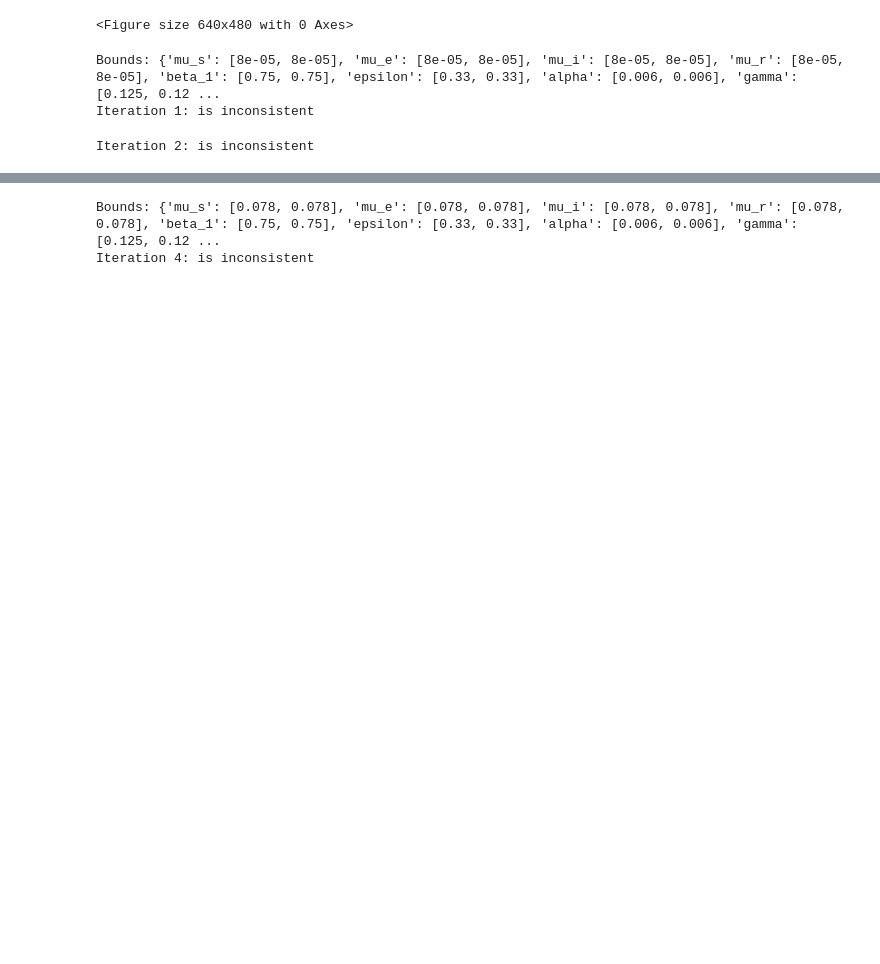
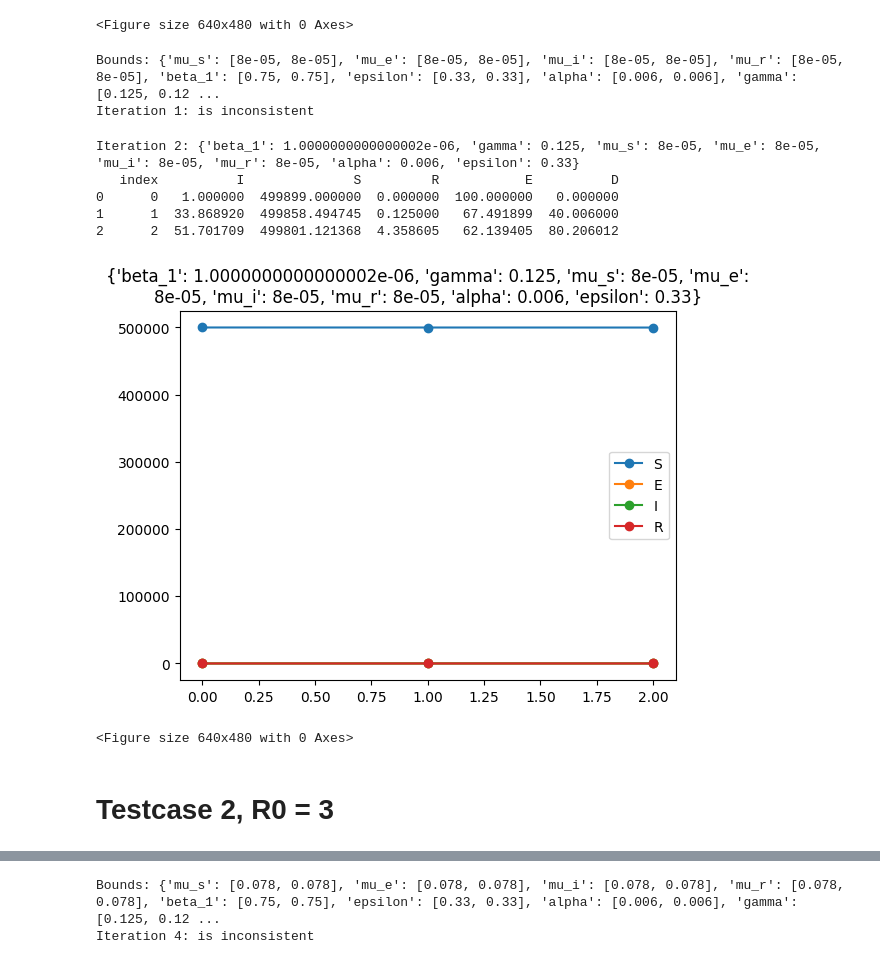
Before and after one commit to ml4ai/funman, a Jupyter notebook: notebooks/hackathon_s1_demo.ipynb, the cells around one changed output, grey strips where cells are left out. Saved outputs shown, nothing was run; the diff lists cells and outputs as text; code cells hidden in the pictures; blank space fills up the shorter version.

```diff
--- a/notebooks/hackathon_s1_demo.ipynb
+++ b/notebooks/hackathon_s1_demo.ipynb
@@ -82,32 +78,31 @@ Iteration 1: is inconsistent
 # %%
 ###########################################################
 # Basic constraints are not satisfied, so relax them
 ###########################################################
+bounds=tc.unit_test_1_bounds(
+        mu=mu[testcase]
+    )
+bounds['beta_1'] = [1e-6, 2e-1]
 scenario = tc.make_scenario(
     bilayer,
     tc.initial_state(),
-    tc.unit_test_1_bounds(
-        mu=mu[testcase],
-        tolerance=3.0,
-        relax=[
-            # "mu_s",
-            # "mu_e",
-            # "mu_i",
-            # "mu_r",
-            # "beta_1",
-            # "epsilon",
-            "alpha",
-            "gamma",
-        ],
-    ),
+    bounds,
     tc.identical_parameters(),
     steps,
     tc.unit_test_1_well_behaved_query(steps, tc.initial_state()),
 )
 result_sat = Funman().solve(scenario, config=config)
 tc.report(result_sat)
 # %% [output]
-Iteration 2: is inconsistent
+Iteration 2: {'beta_1': 1.0000000000000002e-06, 'gamma': 0.125, 'mu_s': 8e-05, 'mu_e': 8e-05, 'mu_i': 8e-05, 'mu_r': 8e-05, 'alpha': 0.006, 'epsilon': 0.33}
+   index          I              S         R           E          D
+0      0   1.000000  499899.000000  0.000000  100.000000   0.000000
+1      1  33.868920  499858.494745  0.125000   67.491899  40.006000
+2      2  51.701709  499801.121368  4.358605   62.139405  80.206012
+[figure, added]
+<Figure size 640x480 with 0 Axes>
+# %% [markdown]
+# Testcase 2, R0 = 3
 # %%
 ###########################################################
 # Unit Test 2, using Paper Parameters
```
Also changed, not shown: parts of 10 cells of this notebook, 5 other files.
